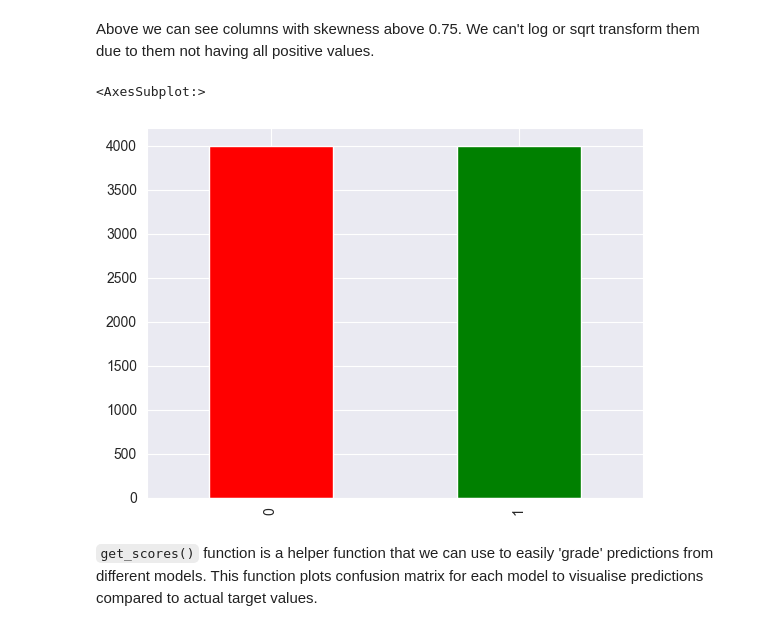
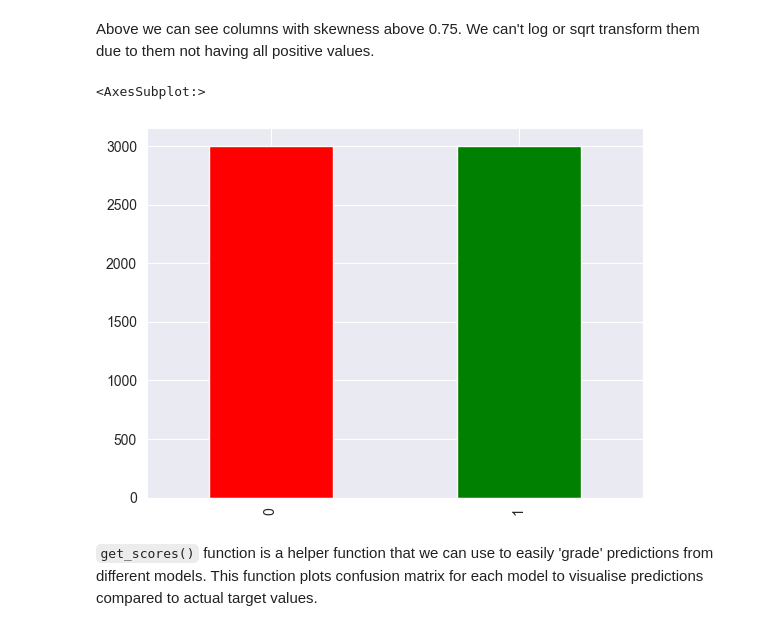
Before and after one commit to File500/Evolucijsko_BOOSTING, a Jupyter notebook: Evolucijsko_project.ipynb, the cells around one changed output. Cells and saved outputs as stored; diff of their text form; code cells hidden in the pictures.

```diff
--- a/Evolucijsko_project.ipynb
+++ b/Evolucijsko_project.ipynb
@@ -288,9 +289,11 @@ Index(['default', 'balance', 'previous', 'campaign', 'duration', 'pdays',
       dtype='object')
 # %% [markdown]
 Above we can see columns with skewness above 0.75. We can't log or sqrt transform them due to them not having all positive values.
+# %%
+X_train, X_test, y_train, y_test = train_test_split(X, y)
 # %%
-X_smo, y_smo = SMOTE(random_state=42).fit_resample(X,y)
-y_smo.value_counts().plot(kind='bar', color=['red', 'green'])
+X_train, y_train = SMOTE(random_state=42).fit_resample(X_train,y_train)
+y_train.value_counts().plot(kind='bar', color=['red', 'green'])
 # %% [output]
 <AxesSubplot:>
-[figure, old version]
+[figure, new version]
```
Also changed, not shown: parts of 22 cells of this notebook, 4 other files.
